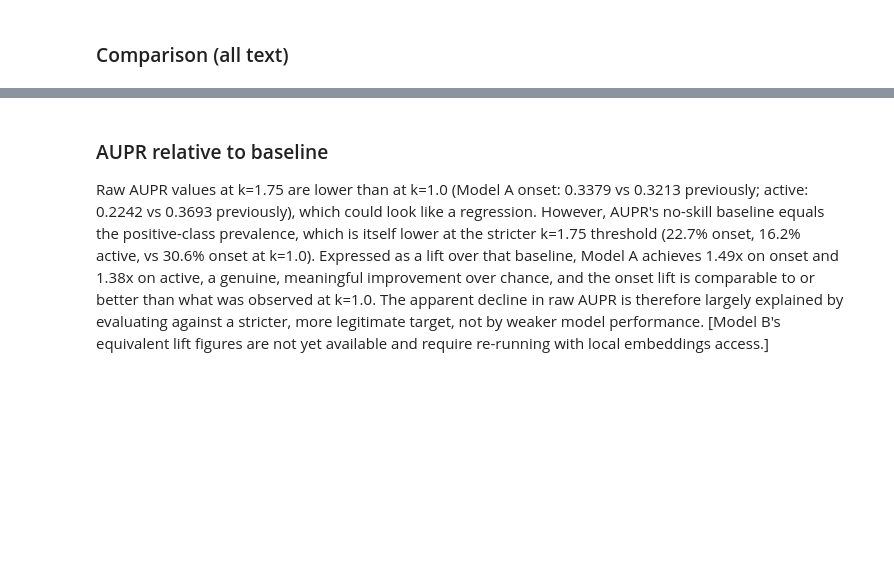
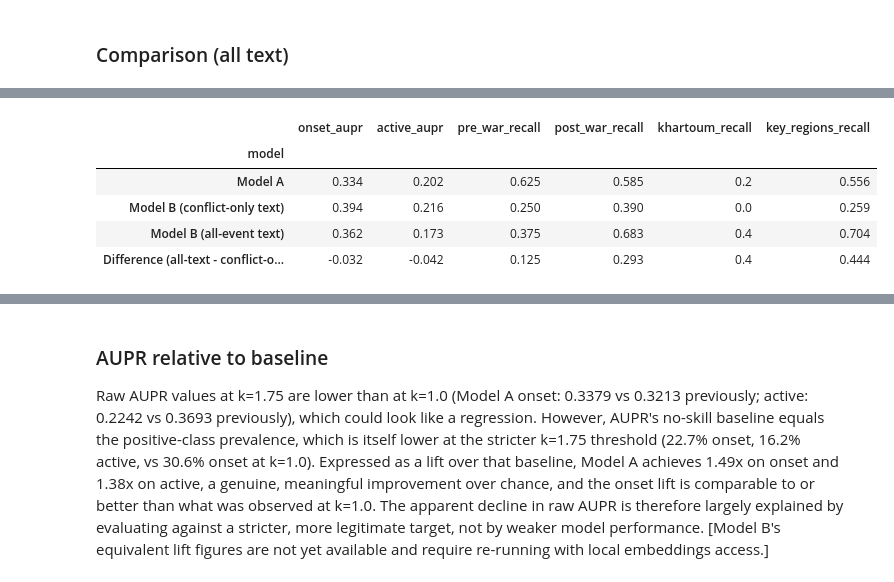
Before and after one commit to eviejones/msc-final-project, a Jupyter notebook: models/run_best_models.ipynb, the cells around one changed output, grey strips where cells are left out. Cells and saved outputs as stored; diff of their text form; code cells hidden in the pictures; blank space fills up the shorter version.

```diff
--- a/models/run_best_models.ipynb
+++ b/models/run_best_models.ipynb
@@ -240,23 +314,22 @@ model_b_all_config = {
     "include_text": True,
     "conflict_only": False,
     "k": 1.75,
-    "event_col": "sub_event_type",
+    "event_col": "event_type",  # Broad events work best for narrative context
     "n_splits": 5,
-    "use_pca": True,
+    "use_pca": False,           # Raw embeddings retain the most predictive signal
 }
 
-# (acled_sub_food_rain_text_conflict_pca_1.75_5, onset_aupr=0.3941, active_aupr=0.2155)
 model_b_all_xgb_params = {
-    "max_depth": 7,
+    "max_depth": 5,
     "min_child_weight": 1,
-    "max_delta_step": 0,
-    "gamma": 3,
+    "max_delta_step": 1,
+    "gamma": 5,
     "learning_rate": 0.01,
-    "subsample": 1.0,
-    "colsample_bytree": 1.0,
-    "reg_alpha": 2.0,
-    "reg_lambda": 10,
-    "colsample_bylevel": 0.8,
+    "subsample": 0.6,
+    "colsample_bytree": 0.8,
+    "reg_alpha": 1.0,
+    "reg_lambda": 5,
+    "colsample_bylevel": 1.0,
 }
 # %%
 results_b_all, best_params_b_all, shap_b_all, onset_preds_b_all, row_b_all = (
@@ -266,10 +376,17 @@ save_model_report("Model B (all-event text)",results_b_all, best_params_b_all, s
 # %%
-corpus_comparison = pd.DataFrame([row_b_conflict, row_b_all]).set_index("model")
+corpus_comparison = pd.DataFrame([row_a, row_b_conflict, row_b_all]).set_index("model")
 corpus_comparison.loc["Difference (all-text - conflict-only)"] = (
     corpus_comparison.loc["Model B (all-event text)"]
     - corpus_comparison.loc["Model B (conflict-only text)"]
 )
 corpus_comparison.round(3)
+# %% [output]
+|  | onset_aupr | active_aupr | pre_war_recall | post_war_recall | khartoum_recall | key_regions_recall |
+| model |  |  |  |  |  |  |
+| Model A | 0.334 | 0.202 | 0.625 | 0.585 | 0.2 | 0.556 |
+| Model B (conflict-only text) | 0.394 | 0.216 | 0.250 | 0.390 | 0.0 | 0.259 |
+| Model B (all-event text) | 0.362 | 0.173 | 0.375 | 0.683 | 0.4 | 0.704 |
+| Difference (all-text - conflict-o... | -0.032 | -0.042 | 0.125 | 0.293 | 0.4 | 0.444 |
 # %%
 _, _, raw_df = acled.get_clean_data(k=1.75, event_col="sub_event_type")
 
```
Also changed, not shown: parts of 7 cells of this notebook, 7 other files.
